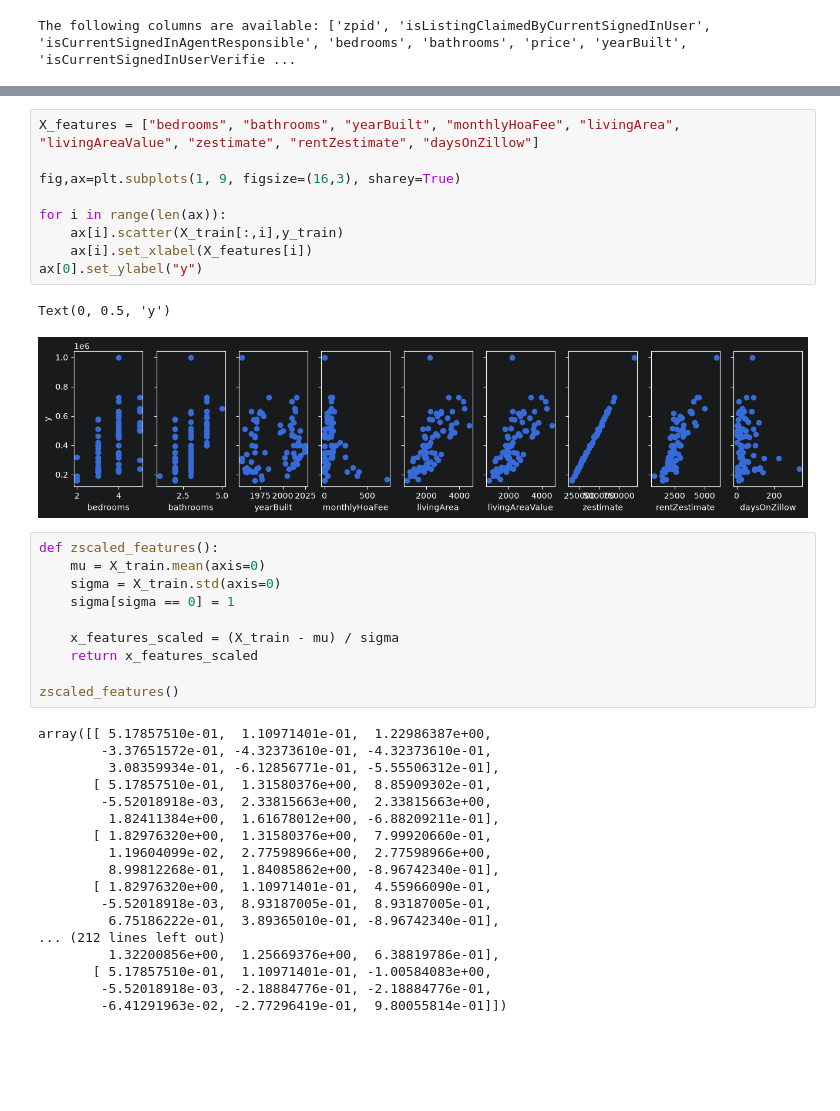
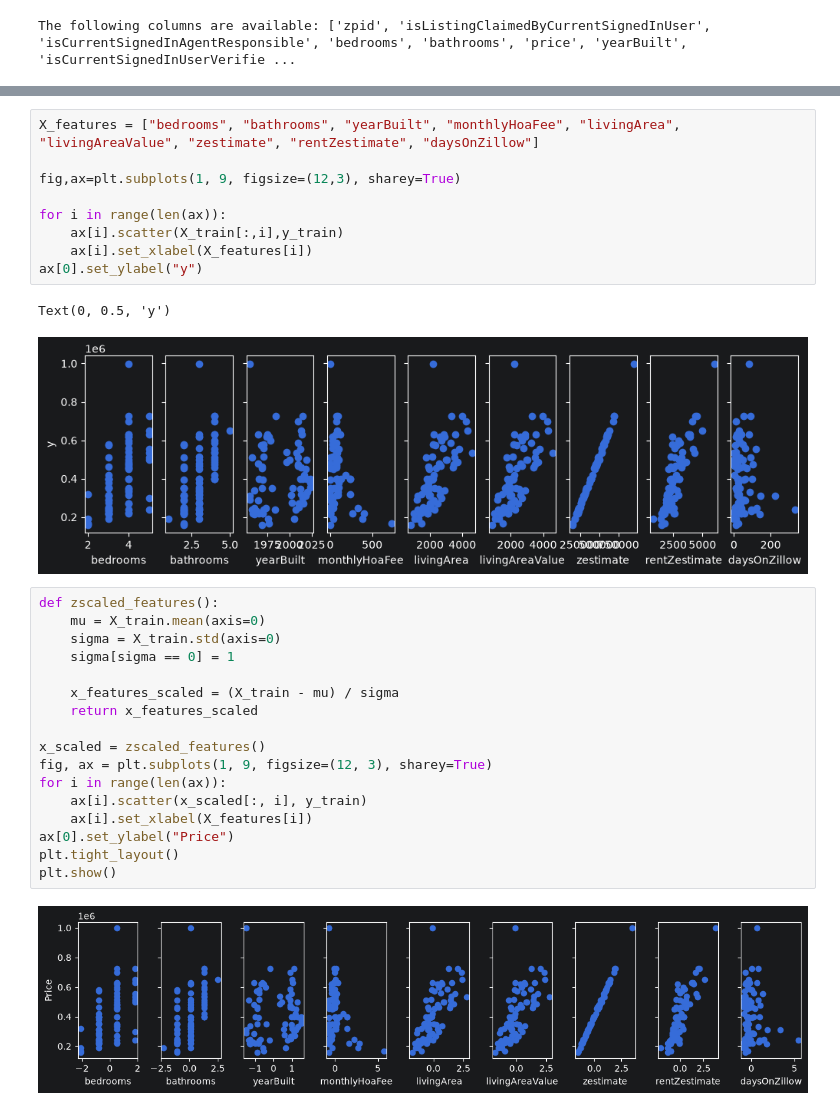
Before and after one commit to CodeCrossWRLD/Houston-Housing-Linear-Regression-2024-, a Jupyter notebook: Houston Housing Regression.ipynb, the cells around one changed output, grey strips where cells are left out. Drawn from its saved outputs; the diff is of its cells as text; blank space fills up the shorter version.

```diff
--- a/Houston Housing Regression.ipynb
+++ b/Houston Housing Regression.ipynb
@@ -71,15 +62,15 @@ y shape: (76,), y Type: <class 'numpy.ndarray'>
 # %%
 X_features = ["bedrooms", "bathrooms", "yearBuilt", "monthlyHoaFee", "livingArea", "livingAreaValue", "zestimate", "rentZestimate", "daysOnZillow"]
 
-fig,ax=plt.subplots(1, 9, figsize=(16,3), sharey=True)
+fig,ax=plt.subplots(1, 9, figsize=(12,3), sharey=True)
 
 for i in range(len(ax)):
     ax[i].scatter(X_train[:,i],y_train)
     ax[i].set_xlabel(X_features[i])
 ax[0].set_ylabel("y")
 # %% [output]
 Text(0, 0.5, 'y')
-[figure, old version]
+[figure, new version]
 # %%
 def zscaled_features():
     mu = X_train.mean(axis=0)
@@ -89,22 +80,13 @@ def zscaled_features():
     x_features_scaled = (X_train - mu) / sigma
     return x_features_scaled
 
-zscaled_features()
+x_scaled = zscaled_features()
+fig, ax = plt.subplots(1, 9, figsize=(12, 3), sharey=True)
+for i in range(len(ax)):
+    ax[i].scatter(x_scaled[:, i], y_train)
+    ax[i].set_xlabel(X_features[i])
+ax[0].set_ylabel("Price")
+plt.tight_layout()
+plt.show()
 # %% [output]
-array([[ 5.17857510e-01,  1.10971401e-01,  1.22986387e+00,
-        -3.37651572e-01, -4.32373610e-01, -4.32373610e-01,
-         3.08359934e-01, -6.12856771e-01, -5.55506312e-01],
-       [ 5.17857510e-01,  1.31580376e+00,  8.85909302e-01,
-        -5.52018918e-03,  2.33815663e+00,  2.33815663e+00,
-         1.82411384e+00,  1.61678012e+00, -6.88209211e-01],
-       [ 1.82976320e+00,  1.31580376e+00,  7.99920660e-01,
-         1.19604099e-02,  2.77598966e+00,  2.77598966e+00,
-         8.99812268e-01,  1.84085862e+00, -8.96742340e-01],
-       [ 1.82976320e+00,  1.10971401e-01,  4.55966090e-01,
-        -5.52018918e-03,  8.93187005e-01,  8.93187005e-01,
-         6.75186222e-01,  3.89365010e-01, -8.96742340e-01],
-... (212 lines left out)
-         1.32200856e+00,  1.25669376e+00,  6.38819786e-01],
-       [ 5.17857510e-01,  1.10971401e-01, -1.00584083e+00,
-        -5.52018918e-03, -2.18884776e-01, -2.18884776e-01,
-        -6.41291963e-02, -2.77296419e-01,  9.80055814e-01]])
+[figure, added]
```
Also changed, not shown: parts of 8 cells of this notebook.
